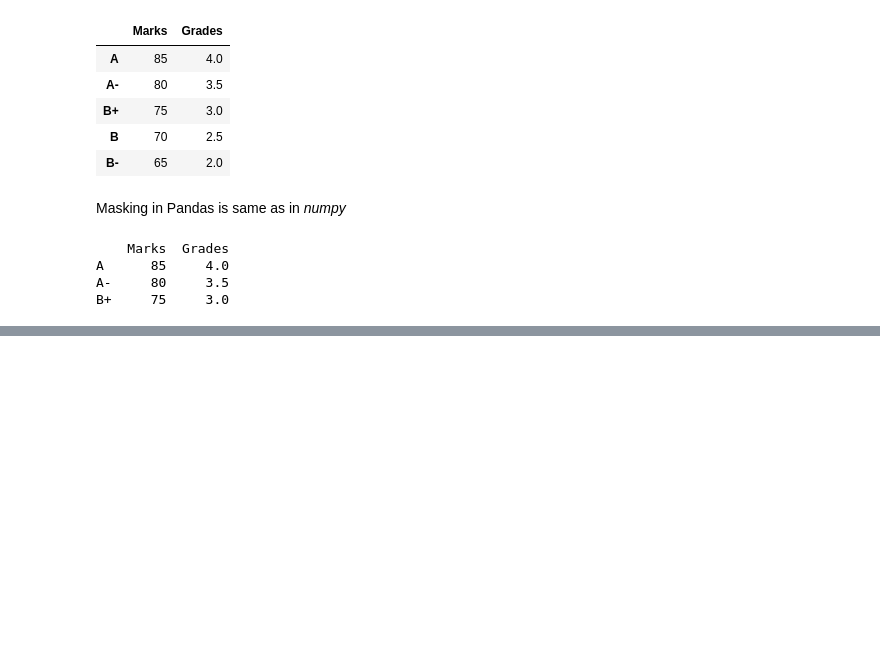
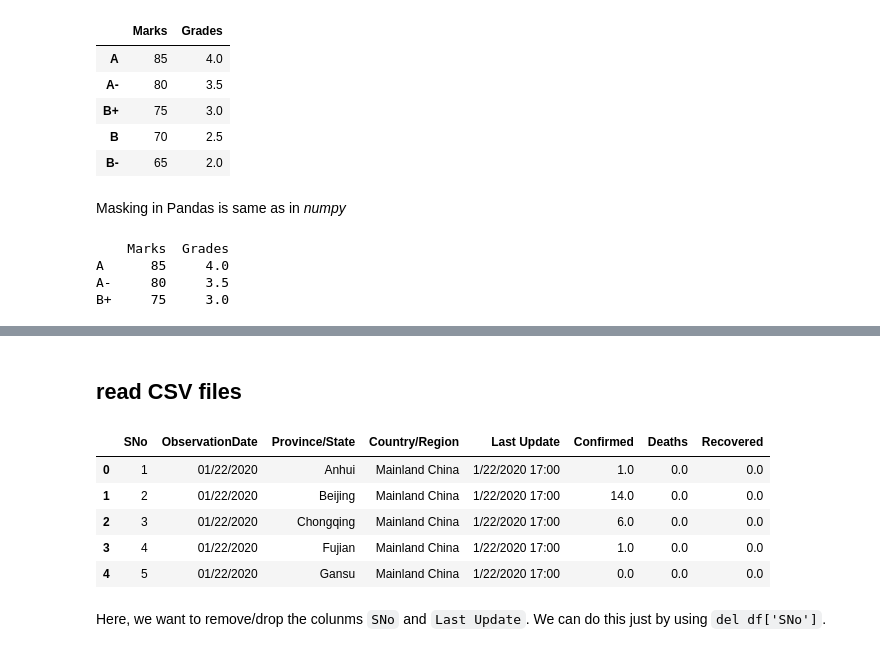
Before and after one commit to DaudAhmad0303/Python-for-data-science-practice, a Jupyter notebook: Step Into Data Science.ipynb, the cells around one changed output, grey strips where cells are left out. Drawn from its saved outputs; the diff is of its cells as text; code cells hidden in the pictures; blank space fills up the shorter version.

```diff
--- a/Step Into Data Science.ipynb
+++ b/Step Into Data Science.ipynb
@@ -853,0 +950,2 @@ B+     75     3.0
+# %% [markdown]
+## read CSV files
@@ -853,0 +956,13 @@ B+     75     3.0
+# %%
+df = pd.read_csv('covid_19_data.csv')
+# %%
+df.head()     # To read the top 5 records, if no argument is passed
+# %% [output]
+|  | SNo | ObservationDate | Province/State | Country/Region | Last Update | Confirmed | Deaths | Recovered |
+| 0 | 1 | 01/22/2020 | Anhui | Mainland China | 1/22/2020 17:00 | 1.0 | 0.0 | 0.0 |
+| 1 | 2 | 01/22/2020 | Beijing | Mainland China | 1/22/2020 17:00 | 14.0 | 0.0 | 0.0 |
+| 2 | 3 | 01/22/2020 | Chongqing | Mainland China | 1/22/2020 17:00 | 6.0 | 0.0 | 0.0 |
+| 3 | 4 | 01/22/2020 | Fujian | Mainland China | 1/22/2020 17:00 | 1.0 | 0.0 | 0.0 |
+| 4 | 5 | 01/22/2020 | Gansu | Mainland China | 1/22/2020 17:00 | 0.0 | 0.0 | 0.0 |
+# %% [markdown]
+Here, we want to remove/drop the colunms `SNo` and `Last Update`. We can do this just by using `del df['SNo']`.
```
Also changed, not shown: parts of 37 cells of this notebook, 1 other file.
